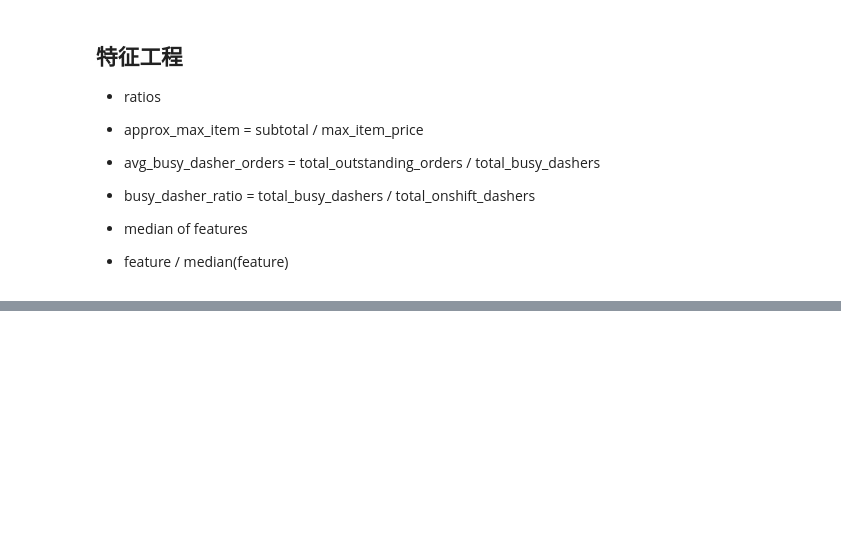
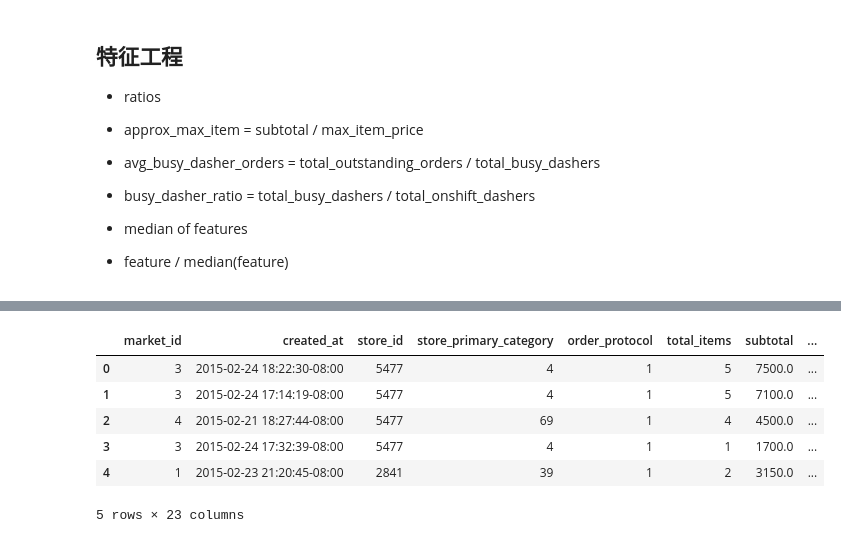
Before and after one commit to lyhost/text_similarity_example, a Jupyter notebook: DoorDash HW.ipynb, the cells around one changed output, grey strips where cells are left out. Cells and saved outputs as stored; diff of their text form; code cells hidden in the pictures; blank space fills up the shorter version.

```diff
--- a/DoorDash HW.ipynb
+++ b/DoorDash HW.ipynb
@@ -403,12 +400,16 @@ predict_df = pd.read_pickle('predict.pkl')
+# %%
+df = pd.read_pickle('history.pkl')
+predict_df = pd.read_pickle('predict.pkl')
+
+df['estimated_in_store_duration'] = df['delivery_duration'] - df['estimated_order_place_duration'] - df['estimated_store_to_consumer_driving_duration']
+predict_df['estimated_in_store_duration'] = np.nan
 # %%
 from sklearn.model_selection import train_test_split
 
 def train(df, features):
-    X_df = df[features]
-    y_df = df['delivery_duration'] - df['estimated_order_place_duration'] - df['estimated_store_to_consumer_driving_duration']
+    X = df[features].values
+    y = df.estimated_in_store_duration.values
 
-    X = X_df.values
-    y = y_df.values
     X_train, X_test, y_train, y_test = train_test_split(X, y, test_size=0.3, random_state=7)
     X_validate, X_test, y_validate, y_test = train_test_split(X_test, y_test, test_size=0.5, random_state=11)
 
@@ -426,6 +427,7 @@ def train(df, features):
     print(results)
     print('max_depth', opt_max_depth)
     print('test loss:', test_metrics.mean)
+    return model, results, test_metrics
 
 id_features = [
     'market_id',
@@ -503,0 +504,32 @@ def gen_feature_median(df):
+# %%
+def gen_time_slot_agg_feature(df, predict_df, col, parents, agg_func_name):
+    agg_funcs = {
+        'median': np.median,
+        'sum': np.sum
+    }
+    aggs = column_value_aggs(df, col, parents, agg_funcs[agg_func_name])
+    df = set_df_agg_feature(df, col, aggs, agg_func_name)
+    predict_df = set_df_agg_feature(predict_df, col, aggs, agg_func_name)
+    return df, predict_df
+
+def set_df_agg_feature(df, col, aggs, agg_func_name):
+    df = df.rename(columns={col: col + '_t'})
+    df[col] = np.nan
+    df = column_fill_null_with_aggs(df, col, aggs)
+    return df.rename(columns={col: col + '_' + agg_func_name, col + '_t': col})
+
+
+parents = ['time_slot', 'market_id', 'store_primary_category', 'store_id']
+for col in value_features:
+    df, predict_df = gen_time_slot_agg_feature(df, predict_df, col, parents, 'median')
+df, predict_df = gen_time_slot_agg_feature(df, predict_df, 'estimated_in_store_duration', parents, 'median')
+# %%
+predict_df.head()
+# %% [output]
+|  | market_id | created_at | store_id | store_primary_category | order_protocol | total_items | subtotal | ... |
+| 0 | 3 | 2015-02-24 18:22:30-08:00 | 5477 | 4 | 1 | 5 | 7500.0 | ... |
+| 1 | 3 | 2015-02-24 17:14:19-08:00 | 5477 | 4 | 1 | 5 | 7100.0 | ... |
+| 2 | 4 | 2015-02-21 18:27:44-08:00 | 5477 | 69 | 1 | 4 | 4500.0 | ... |
+| 3 | 3 | 2015-02-24 17:32:39-08:00 | 5477 | 4 | 1 | 1 | 1700.0 | ... |
+| 4 | 1 | 2015-02-23 21:20:45-08:00 | 2841 | 39 | 1 | 2 | 3150.0 | ... |
+5 rows × 23 columns
```
Also changed, not shown: parts of 12 cells of this notebook.
